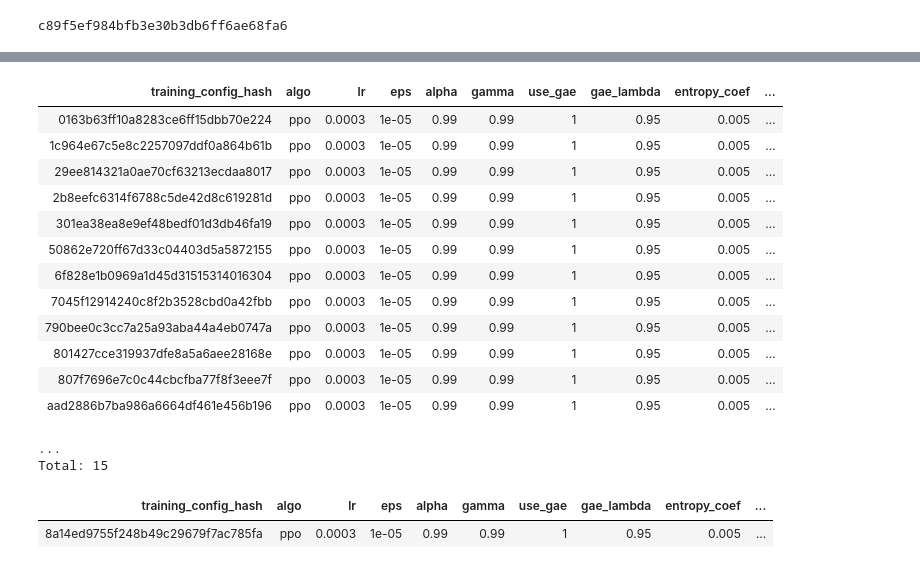
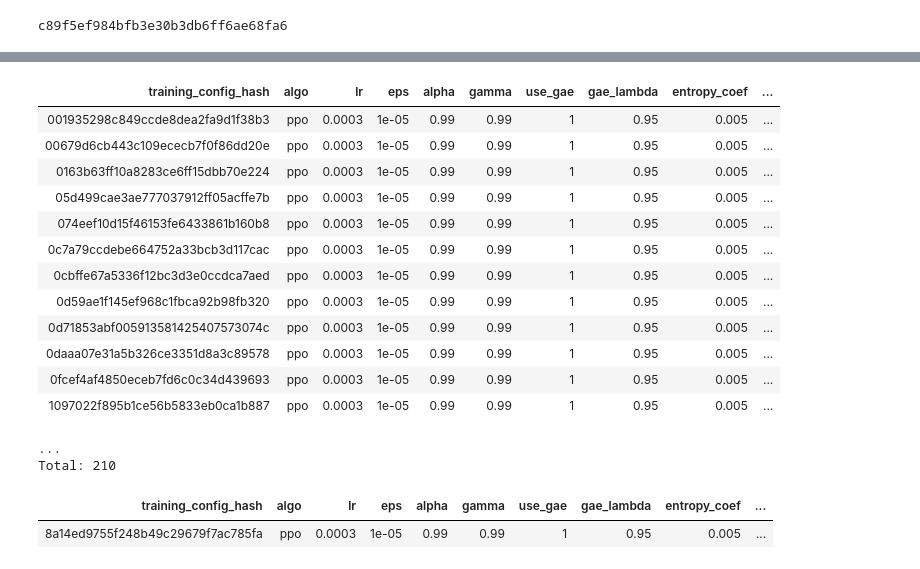
Before and after one commit to walkerlab/smartFlies, a Jupyter notebook: tamagotchi/datajoint.ipynb, the cells around one changed output, grey strips where cells are left out. Saved outputs shown, nothing was run; the diff lists cells and outputs as text; code cells hidden in the pictures.

Commit message:
look at all jobs and find their seeds

```diff
--- a/tamagotchi/datajoint.ipynb
+++ b/tamagotchi/datajoint.ipynb
@@ -103,35 +107,35 @@ Total: 8
 # %%
 TrainingConfig()
 # (TrainingConfig() & 'save_dir="/src/data/wind_sensing/apparent_wind_visual_feedback/gnODE_sw_dist_logstep_wind_0.01_train_std_pois_mag_narrow_wind/"' & 'rnn_type="GNODE"')
 # (TrainingConfig() & 'save_dir="/src/data/wind_sensing/apparent_wind_visual_feedback/dt0.1_sw_dist_logstep_wind_0.01_train_std_pois_mag_narrow_wind/"')
-# (TrainingConfig() & 'seed="1695"')
+# (TrainingConfig() & 'seed="1477"')
 # (TrainingConfig() & 'loc_algo="quantile"')
 # (TrainingConfig() & 'env_dt="0.1"')
-(TrainingConfig() & 'rnn_type="GNODE"')
+# (TrainingConfig() & 'rnn_type="GNODE"')
 
 # (TrainingConfig() & 'save_dir="/src/data/wind_sensing/apparent_wind_visual_feedback/dt0.1_sw_dist_logstep_wind_0.01_train_std_pois_mag_narrow_wind"')
 
 # TrainingConfig().fetch('save_dir')
 
 # for hash in ['c97448325b629989b2d82e8f2f325c55', '45513dd8ac9d9cdbb3a34f957436f7af', 'dee781bba1737b60f0e9b494f6acfdfc']:
 #     print((TrainingConfig() & f'training_config_hash="{hash}"').fetch()[['save_dir', 'seed']])
 # (TrainingConfig() & 'training_config_hash="d1cc1b54c140f764025f8fc169a34456"').fetch()[['save_dir', 'seed']]
 # %% [output]
 | training_config_hash | algo | lr | eps | alpha | gamma | use_gae | gae_lambda | entropy_coef | ... |
+| 001935298c849ccde8dea2fa9d1f38b3 | ppo | 0.0003 | 1e-05 | 0.99 | 0.99 | 1 | 0.95 | 0.005 | ... |
+| 00679d6cb443c109ececb7f0f86dd20e | ppo | 0.0003 | 1e-05 | 0.99 | 0.99 | 1 | 0.95 | 0.005 | ... |
 | 0163b63ff10a8283ce6ff15dbb70e224 | ppo | 0.0003 | 1e-05 | 0.99 | 0.99 | 1 | 0.95 | 0.005 | ... |
-| 1c964e67c5e8c2257097ddf0a864b61b | ppo | 0.0003 | 1e-05 | 0.99 | 0.99 | 1 | 0.95 | 0.005 | ... |
-| 29ee814321a0ae70cf63213ecdaa8017 | ppo | 0.0003 | 1e-05 | 0.99 | 0.99 | 1 | 0.95 | 0.005 | ... |
-| 2b8eefc6314f6788c5de42d8c619281d | ppo | 0.0003 | 1e-05 | 0.99 | 0.99 | 1 | 0.95 | 0.005 | ... |
-| 301ea38ea8e9ef48bedf01d3db46fa19 | ppo | 0.0003 | 1e-05 | 0.99 | 0.99 | 1 | 0.95 | 0.005 | ... |
-| 50862e720ff67d33c04403d5a5872155 | ppo | 0.0003 | 1e-05 | 0.99 | 0.99 | 1 | 0.95 | 0.005 | ... |
-| 6f828e1b0969a1d45d31515314016304 | ppo | 0.0003 | 1e-05 | 0.99 | 0.99 | 1 | 0.95 | 0.005 | ... |
-| 7045f12914240c8f2b3528cbd0a42fbb | ppo | 0.0003 | 1e-05 | 0.99 | 0.99 | 1 | 0.95 | 0.005 | ... |
-| 790bee0c3cc7a25a93aba44a4eb0747a | ppo | 0.0003 | 1e-05 | 0.99 | 0.99 | 1 | 0.95 | 0.005 | ... |
-| 801427cce319937dfe8a5a6aee28168e | ppo | 0.0003 | 1e-05 | 0.99 | 0.99 | 1 | 0.95 | 0.005 | ... |
-| 807f7696e7c0c44cbcfba77f8f3eee7f | ppo | 0.0003 | 1e-05 | 0.99 | 0.99 | 1 | 0.95 | 0.005 | ... |
-| aad2886b7ba986a6664df461e456b196 | ppo | 0.0003 | 1e-05 | 0.99 | 0.99 | 1 | 0.95 | 0.005 | ... |
+| 05d499cae3ae777037912ff05acffe7b | ppo | 0.0003 | 1e-05 | 0.99 | 0.99 | 1 | 0.95 | 0.005 | ... |
+| 074eef10d15f46153fe6433861b160b8 | ppo | 0.0003 | 1e-05 | 0.99 | 0.99 | 1 | 0.95 | 0.005 | ... |
+| 0c7a79ccdebe664752a33bcb3d117cac | ppo | 0.0003 | 1e-05 | 0.99 | 0.99 | 1 | 0.95 | 0.005 | ... |
+| 0cbffe67a5336f12bc3d3e0ccdca7aed | ppo | 0.0003 | 1e-05 | 0.99 | 0.99 | 1 | 0.95 | 0.005 | ... |
+| 0d59ae1f145ef968c1fbca92b98fb320 | ppo | 0.0003 | 1e-05 | 0.99 | 0.99 | 1 | 0.95 | 0.005 | ... |
+| 0d71853abf005913581425407573074c | ppo | 0.0003 | 1e-05 | 0.99 | 0.99 | 1 | 0.95 | 0.005 | ... |
+| 0daaa07e31a5b326ce3351d8a3c89578 | ppo | 0.0003 | 1e-05 | 0.99 | 0.99 | 1 | 0.95 | 0.005 | ... |
+| 0fcef4af4850eceb7fd6c0c34d439693 | ppo | 0.0003 | 1e-05 | 0.99 | 0.99 | 1 | 0.95 | 0.005 | ... |
+| 1097022f895b1ce56b5833eb0ca1b887 | ppo | 0.0003 | 1e-05 | 0.99 | 0.99 | 1 | 0.95 | 0.005 | ... |
 ...
-Total: 15
+Total: 210
 # %%
 # (TrainingConfig() & 'training_config_hash="8a14ed9755f248b49c29679f7ac785fa"')
 # %% [output]
```
Also changed, not shown: parts of 4 cells of this notebook.
